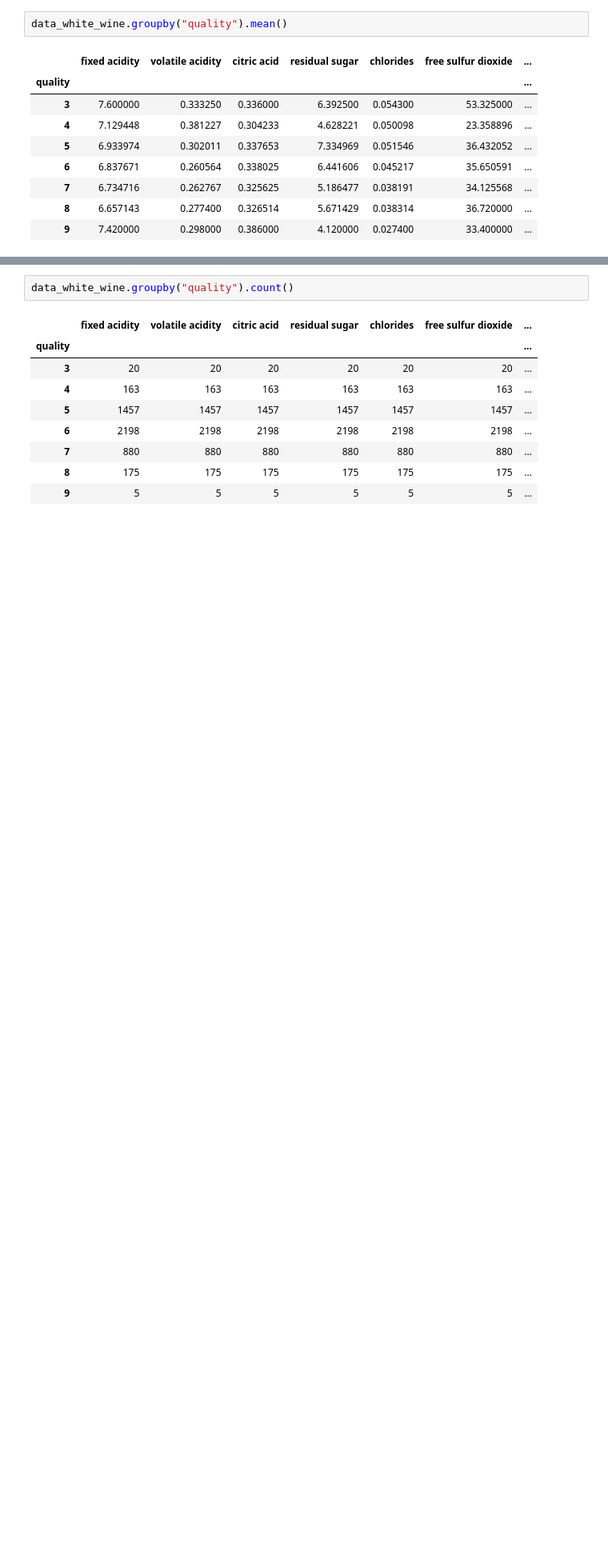
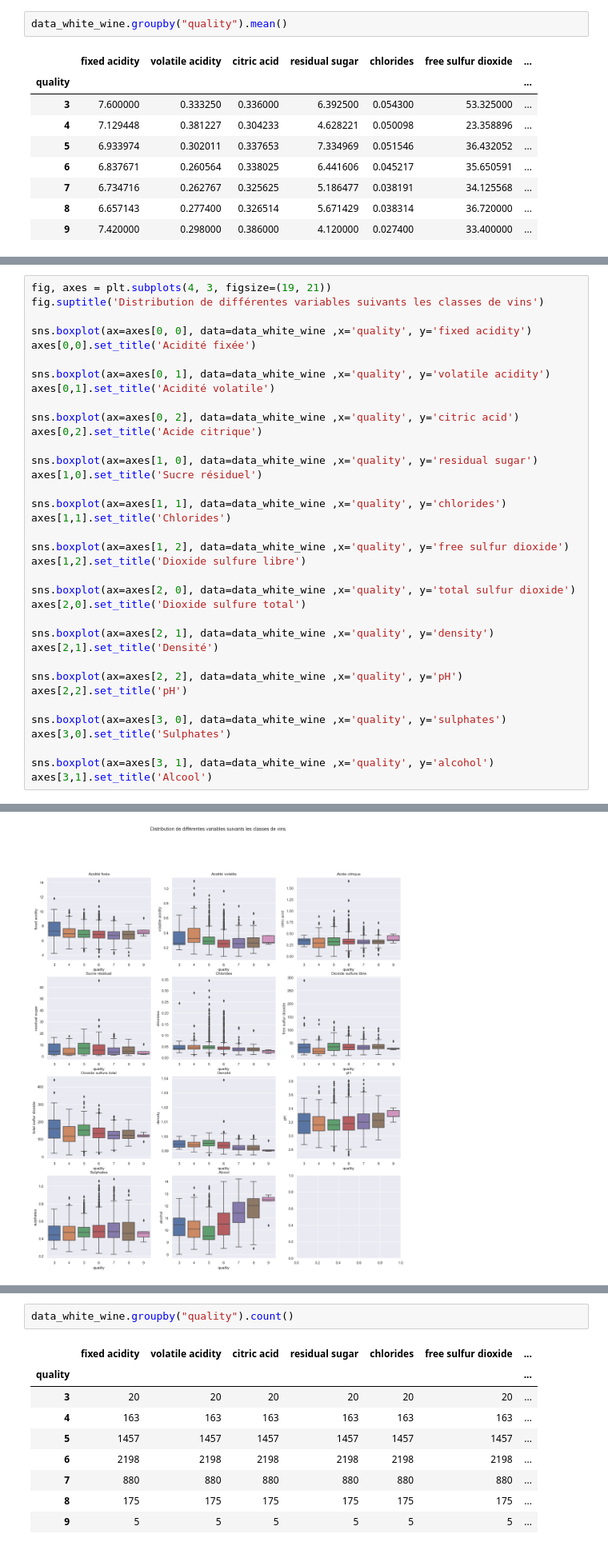
Before and after one commit to MohamedNennouche/Wine-classification, a Jupyter notebook: wine-notebook.ipynb, the cells around one changed output, grey strips where cells are left out. Shown at 80% size. Drawn from its saved outputs; the diff is of its cells as text; blank space fills up the shorter version.

Commit message:
Visualisation des données du dataset de vin blanc

```diff
--- a/wine-notebook.ipynb
+++ b/wine-notebook.ipynb
@@ -67,0 +70,37 @@ data_white_wine.groupby("quality").mean()
+# %%
+fig, axes = plt.subplots(4, 3, figsize=(19, 21))
+fig.suptitle('Distribution de différentes variables suivants les classes de vins')
+
+sns.boxplot(ax=axes[0, 0], data=data_white_wine ,x='quality', y='fixed acidity')
+axes[0,0].set_title('Acidité fixée')
+
+sns.boxplot(ax=axes[0, 1], data=data_white_wine ,x='quality', y='volatile acidity')
+axes[0,1].set_title('Acidité volatile')
+
+sns.boxplot(ax=axes[0, 2], data=data_white_wine ,x='quality', y='citric acid')
+axes[0,2].set_title('Acide citrique')
+
+sns.boxplot(ax=axes[1, 0], data=data_white_wine ,x='quality', y='residual sugar')
+axes[1,0].set_title('Sucre résiduel')
+
+sns.boxplot(ax=axes[1, 1], data=data_white_wine ,x='quality', y='chlorides')
+axes[1,1].set_title('Chlorides')
+
+sns.boxplot(ax=axes[1, 2], data=data_white_wine ,x='quality', y='free sulfur dioxide')
+axes[1,2].set_title('Dioxide sulfure libre')
+
+sns.boxplot(ax=axes[2, 0], data=data_white_wine ,x='quality', y='total sulfur dioxide')
+axes[2,0].set_title('Dioxide sulfure total')
+
+sns.boxplot(ax=axes[2, 1], data=data_white_wine ,x='quality', y='density')
+axes[2,1].set_title('Densité')
+
+sns.boxplot(ax=axes[2, 2], data=data_white_wine ,x='quality', y='pH')
+axes[2,2].set_title('pH')
+
+sns.boxplot(ax=axes[3, 0], data=data_white_wine ,x='quality', y='sulphates')
+axes[3,0].set_title('Sulphates')
+
+sns.boxplot(ax=axes[3, 1], data=data_white_wine ,x='quality', y='alcohol')
+axes[3,1].set_title('Alcool')
+# %% [output]
@@ -68 +108,2 @@ data_white_wine.groupby("quality").mean()
+[figure, added]
 # %% [markdown]
```
Also changed, not shown: parts of 5 cells of this notebook.
